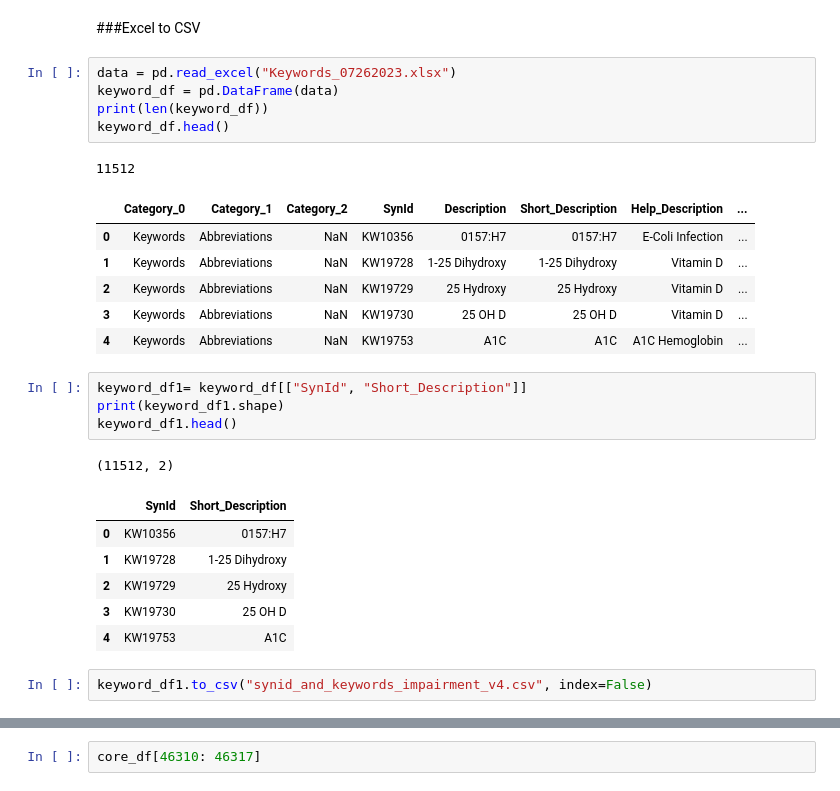
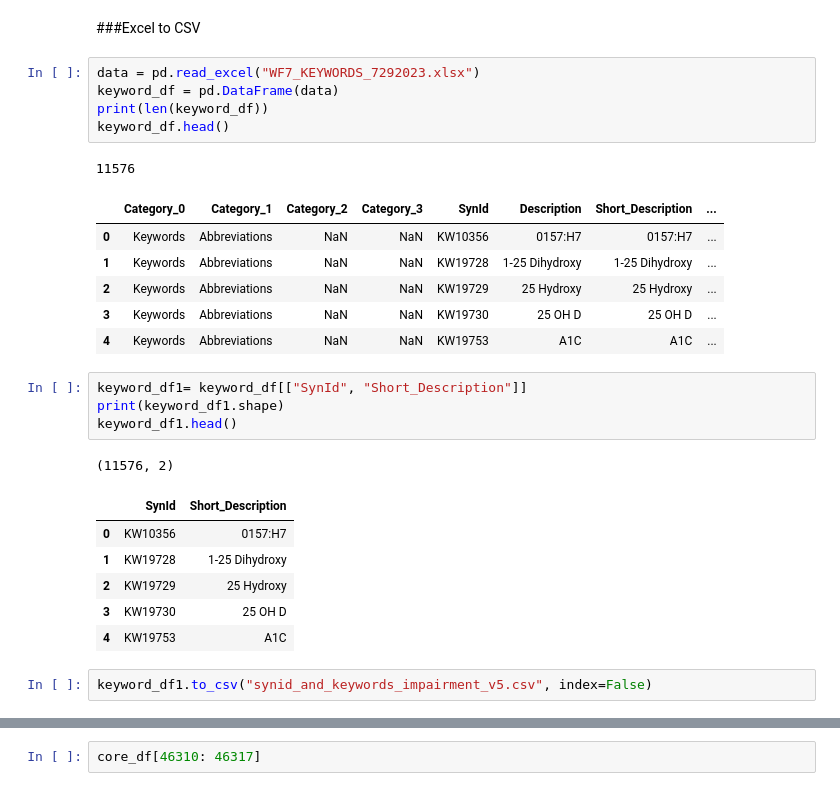
Before and after one commit to rahiakela/nlp-research-and-practice, a Jupyter notebook: text-similarity-works/icd10-code-highlighting/building_icd_code_patterns.ipynb, the cells around one changed output, grey strips where cells are left out. Saved outputs shown, nothing was run; the diff lists cells and outputs as text.

```diff
--- a/text-similarity-works/icd10-code-highlighting/building_icd_code_patterns.ipynb
+++ b/text-similarity-works/icd10-code-highlighting/building_icd_code_patterns.ipynb
@@ -223,24 +223,24 @@ icd_code_kerword_df.head()
 # %% [markdown]
 ###Excel to CSV
 # %%
-data = pd.read_excel("Keywords_07262023.xlsx")
+data = pd.read_excel("WF7_KEYWORDS_7292023.xlsx")
 keyword_df = pd.DataFrame(data)
 print(len(keyword_df))
 keyword_df.head()
 # %% [output]
-11512
+11576
-|  | Category_0 | Category_1 | Category_2 | SynId | Description | Short_Description | Help_Description | ... |
-| 0 | Keywords | Abbreviations | NaN | KW10356 | 0157:H7 | 0157:H7 | E-Coli Infection | ... |
-| 1 | Keywords | Abbreviations | NaN | KW19728 | 1-25 Dihydroxy | 1-25 Dihydroxy | Vitamin D | ... |
-| 2 | Keywords | Abbreviations | NaN | KW19729 | 25 Hydroxy | 25 Hydroxy | Vitamin D | ... |
-| 3 | Keywords | Abbreviations | NaN | KW19730 | 25 OH D | 25 OH D | Vitamin D | ... |
-| 4 | Keywords | Abbreviations | NaN | KW19753 | A1C | A1C | A1C Hemoglobin | ... |
+|  | Category_0 | Category_1 | Category_2 | Category_3 | SynId | Description | Short_Description | ... |
+| 0 | Keywords | Abbreviations | NaN | NaN | KW10356 | 0157:H7 | 0157:H7 | ... |
+| 1 | Keywords | Abbreviations | NaN | NaN | KW19728 | 1-25 Dihydroxy | 1-25 Dihydroxy | ... |
+| 2 | Keywords | Abbreviations | NaN | NaN | KW19729 | 25 Hydroxy | 25 Hydroxy | ... |
+| 3 | Keywords | Abbreviations | NaN | NaN | KW19730 | 25 OH D | 25 OH D | ... |
+| 4 | Keywords | Abbreviations | NaN | NaN | KW19753 | A1C | A1C | ... |
 # %%
 keyword_df1= keyword_df[["SynId", "Short_Description"]]
 print(keyword_df1.shape)
 keyword_df1.head()
 # %% [output]
-(11512, 2)
+(11576, 2)
 |  | SynId | Short_Description |
 | 0 | KW10356 | 0157:H7 |
 | 1 | KW19728 | 1-25 Dihydroxy |
@@ -248,5 +248,5 @@ keyword_df1.head()
 | 3 | KW19730 | 25 OH D |
 | 4 | KW19753 | A1C |
 # %%
-keyword_df1.to_csv("synid_and_keywords_impairment_v4.csv", index=False)
+keyword_df1.to_csv("synid_and_keywords_impairment_v5.csv", index=False)
 # %%
```
Also changed, not shown: parts of 1 cell of this notebook.
